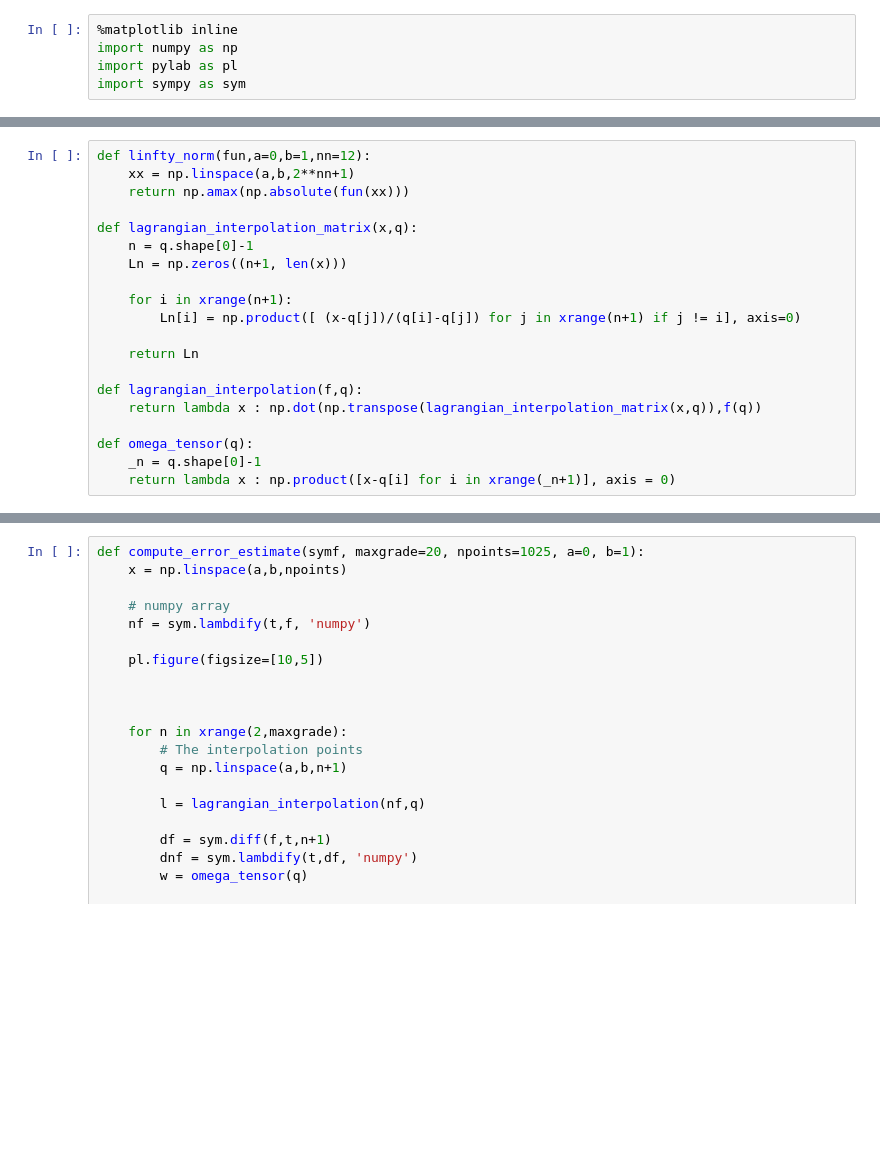
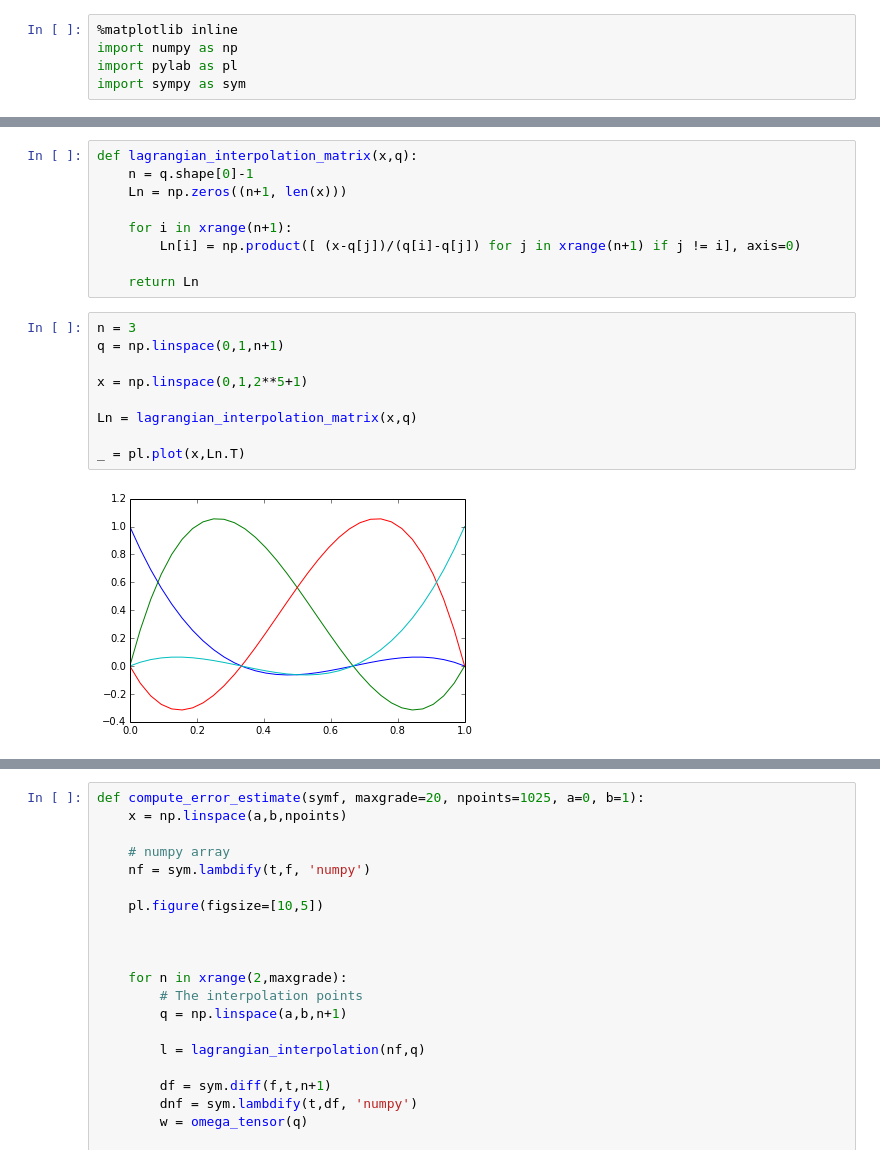
Before and after one commit to sissa/P1.4_seed, a Jupyter notebook: python-lectures/03_error_estimation.ipynb, the cells around one changed output, grey strips where cells are left out. Drawn from its saved outputs; the diff is of its cells as text; blank space fills up the shorter version.

Commit message:
started plotting after explanation

```diff
--- a/python-lectures/03_error_estimation.ipynb
+++ b/python-lectures/03_error_estimation.ipynb
@@ -6,8 +78,4 @@ import sympy as sym
 # %%
-def linfty_norm(fun,a=0,b=1,nn=12):
-    xx = np.linspace(a,b,2**nn+1)
-    return np.amax(np.absolute(fun(xx)))
-
 def lagrangian_interpolation_matrix(x,q):
     n = q.shape[0]-1
     Ln = np.zeros((n+1, len(x)))
@@ -16,10 +84,14 @@ def lagrangian_interpolation_matrix(x,q):
         Ln[i] = np.product([ (x-q[j])/(q[i]-q[j]) for j in xrange(n+1) if j != i], axis=0)
 
     return Ln
-
-def lagrangian_interpolation(f,q):
-    return lambda x : np.dot(np.transpose(lagrangian_interpolation_matrix(x,q)),f(q))
-
-def omega_tensor(q):
-    _n = q.shape[0]-1
-    return lambda x : np.product([x-q[i] for i in xrange(_n+1)], axis = 0)
+# %%
+n = 3
+q = np.linspace(0,1,n+1)
+
+x = np.linspace(0,1,2**5+1)
+
+Ln = lagrangian_interpolation_matrix(x,q)
+
+_ = pl.plot(x,Ln.T)
+# %% [output]
+[figure, added]
```
Also changed, not shown: parts of 15 cells of this notebook.
